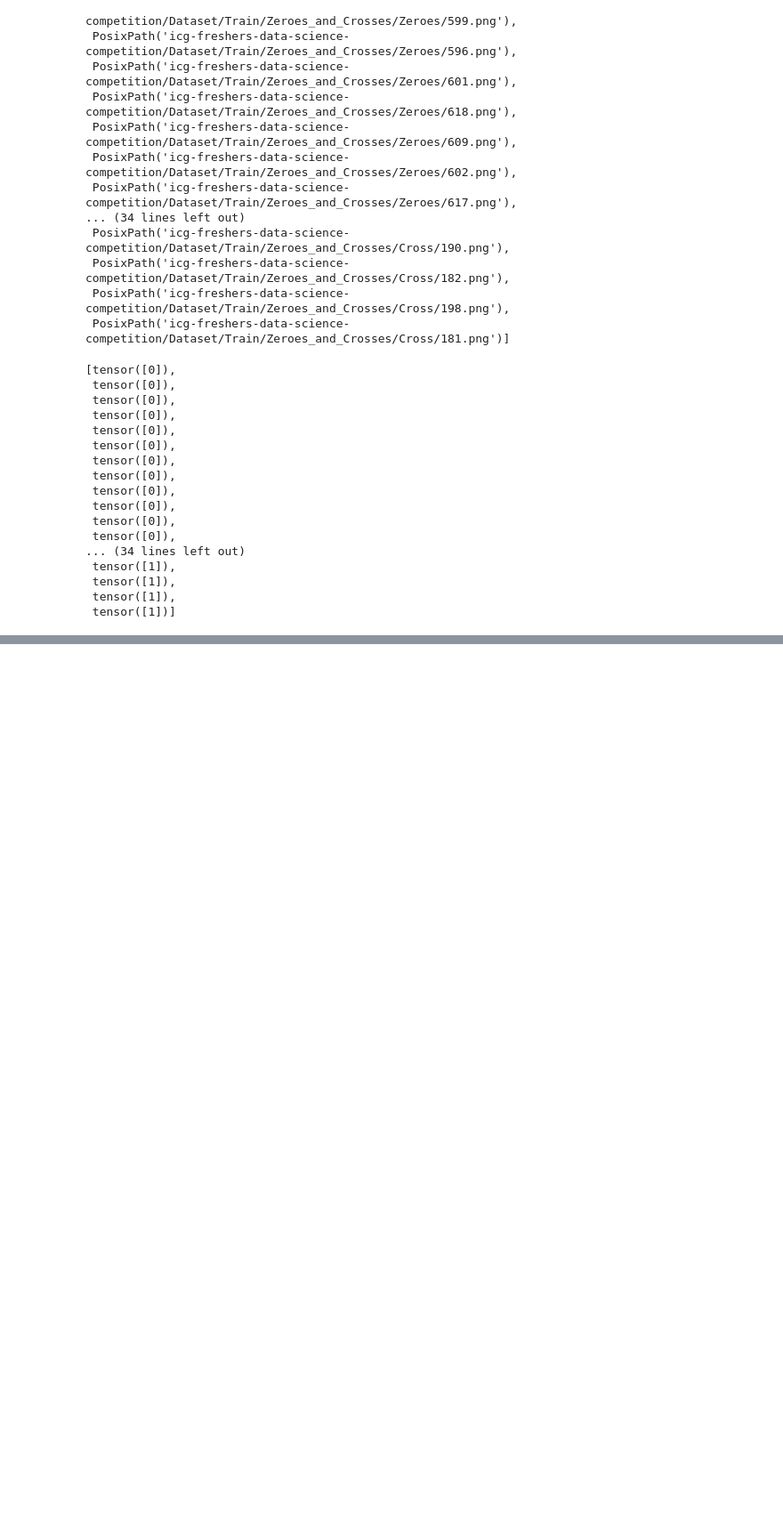
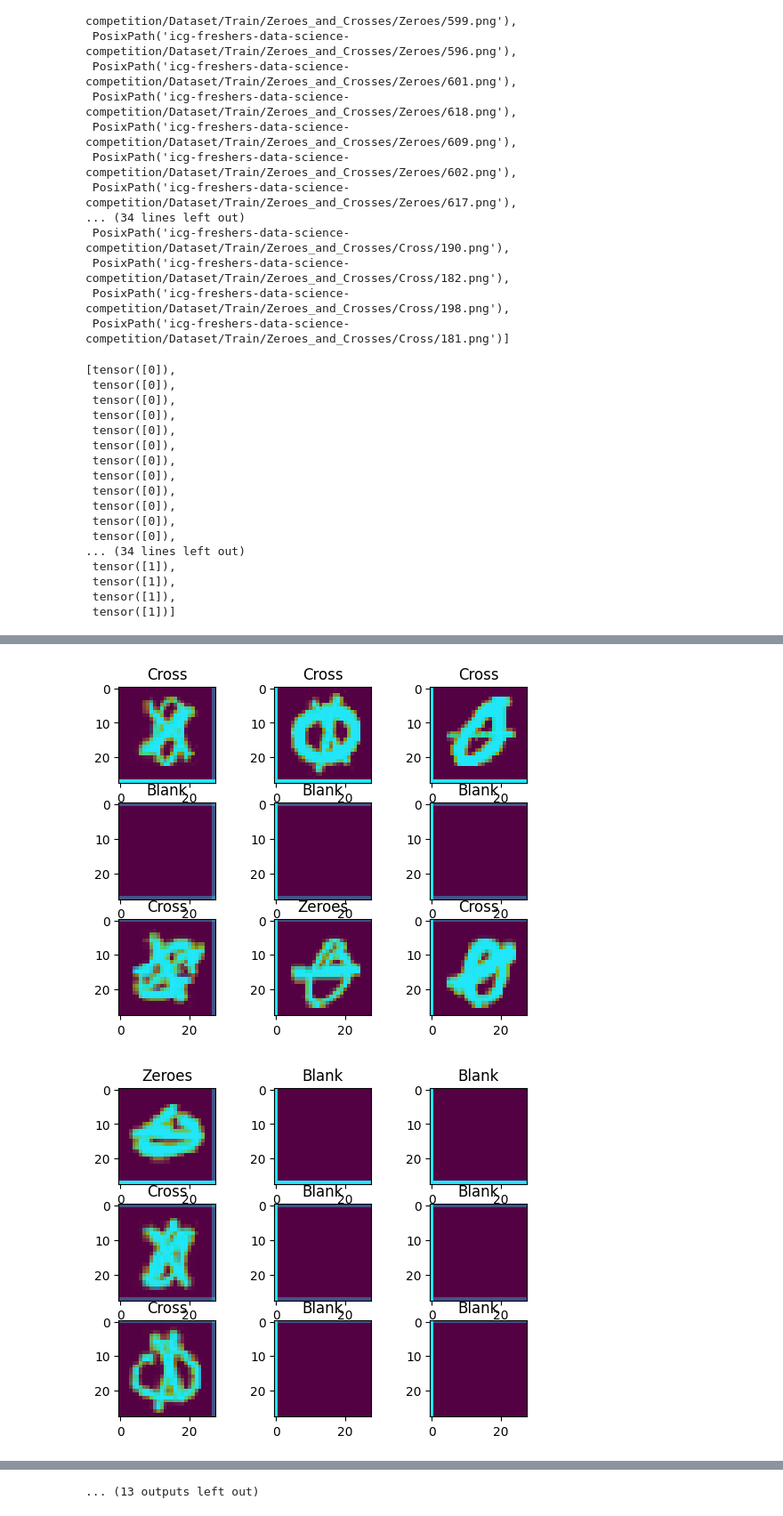
Before and after one commit to AaSiKu/ICG-Projects---SWORTex, a Jupyter notebook: Work.ipynb, the cells around one changed output, grey strips where cells are left out. Shown at 89% size. Cells and saved outputs as stored; diff of their text form; code cells hidden in the pictures; blank space fills up the shorter version.

```diff
--- a/Work.ipynb
+++ b/Work.ipynb
@@ -182,7 +182,7 @@ def accuracy_function(y_pred,y):
     return torch.eq(y_pred.argmax(1),y).sum().item()/len(y_pred)*100
 # %%
 train_loss, train_acc = 0, 0
-epochs = 3
+epochs = 20
 for epoch in range(epochs):
     train_loss = 0
     train_accuracy = 0
@@ -196,7 +196,5 @@ for epoch in range(epochs):
         optimizer.zero_grad()
         loss.backward()
         optimizer.step()
-        if Batch%300 == 0 :
-            print(f"Batch Number:{Batch}|Loss:{loss}|Accuracy:{accuracy}")
     print(f"\nAverage loss: {(train_loss/len(train_dataloader))}|Average Accuracy:{(train_accuracy/len(train_dataloader))}%\n")
 # %% [output]
@@ -213,0 +218,4 @@ Average loss: 2.4585315259173512e-05|Average Accuracy:100.0%
+# %%
+(X,y) = next(iter(train_dataloader))
+X.shape
+X[0][0]
@@ -283,0 +431,15 @@ plt.axis(False)
+# %%
+transform = transforms.ToTensor()
+for j in range(len(imagelist)):
+    for x in range(9):
+        plt.subplot(3,3,x+1)
+        plt.imshow(imagelist[j][x])
+        if np.array_equal(blank_image,cv2.cvtColor(imagelist[j][x][1:27,1:27], cv2.COLOR_BGR2GRAY)):
+            plt.title("Blank")
+        else:
+            y = model(transform(imagelist[j][x]).unsqueeze(0))
+            plt.title(class_names[y.argmax(1)])
+    plt.show()
+# %% [output]
+[figure, added]
+[figure, added]
@@ -283,0 +456 @@ plt.axis(False)
+... (13 outputs left out)
```
Also changed, not shown: parts of 27 cells of this notebook, 1 other file.
